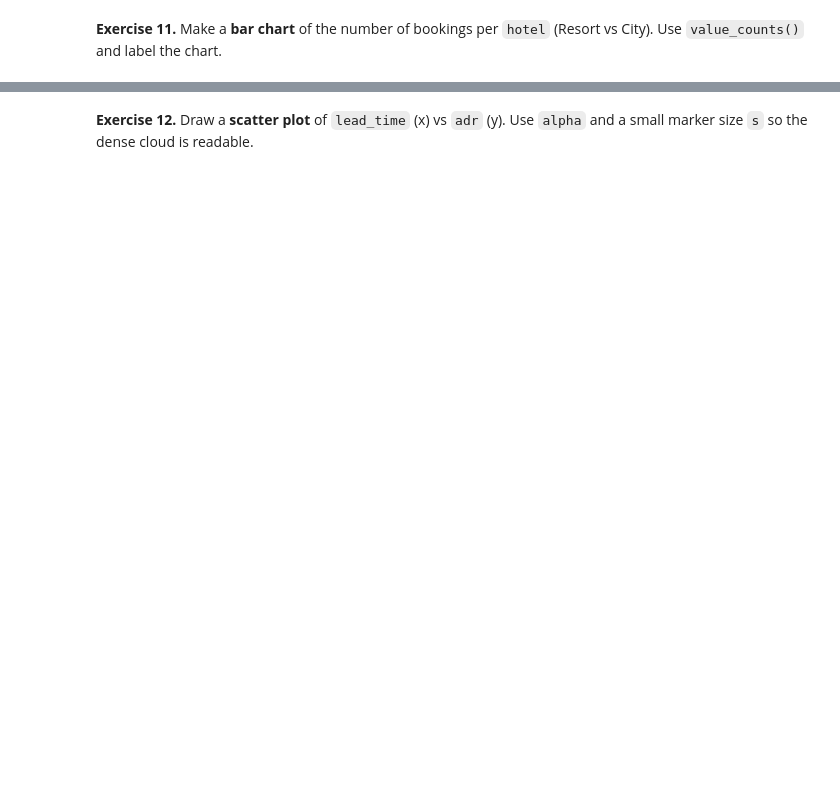
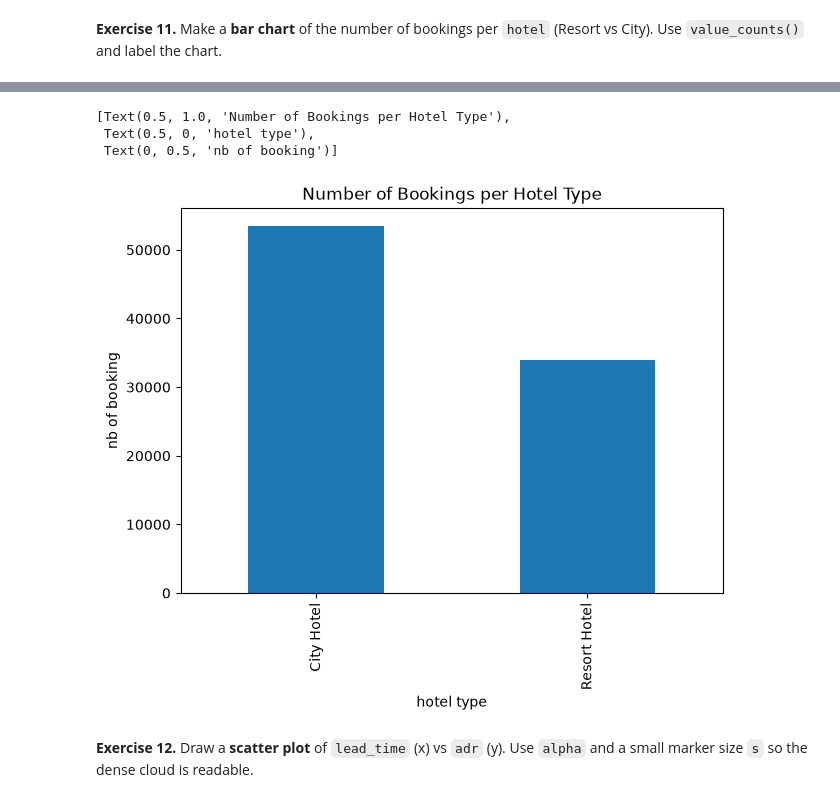
Before and after one commit to ky211-sketch/AIBuilders_Data_Analysis, a Jupyter notebook: Assignment/Module_Assignment_Hotel_Bookings.ipynb, the cells around one changed output, grey strips where cells are left out. Cells and saved outputs as stored; diff of their text form; code cells hidden in the pictures; blank space fills up the shorter version.

```diff
--- a/Assignment/Module_Assignment_Hotel_Bookings.ipynb
+++ b/Assignment/Module_Assignment_Hotel_Bookings.ipynb
@@ -114,3 +364,11 @@ Report how many rows remain.
+# %%
+ax1 = hotel_counts.plot(kind='bar', figsize=(7, 5))
+ax1.set(title = 'Number of Bookings per Hotel Type', xlabel = 'hotel type', ylabel = 'nb of booking')
+# %% [output]
+[Text(0.5, 1.0, 'Number of Bookings per Hotel Type'),
+ Text(0.5, 0, 'hotel type'),
+ Text(0, 0.5, 'nb of booking')]
+[figure, added]
 # %% [markdown]
 **Exercise 12.** Draw a **scatter plot** of `lead_time` (x) vs `adr` (y). Use `alpha` and a small marker size `s` so the dense cloud is readable.
 # %%
```
Also changed, not shown: parts of 65 cells of this notebook, 1 other file.
